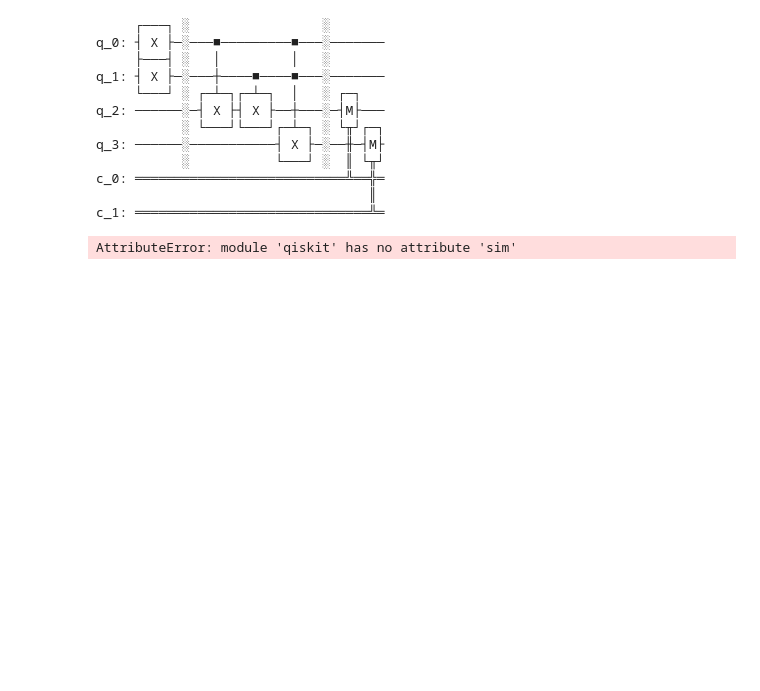
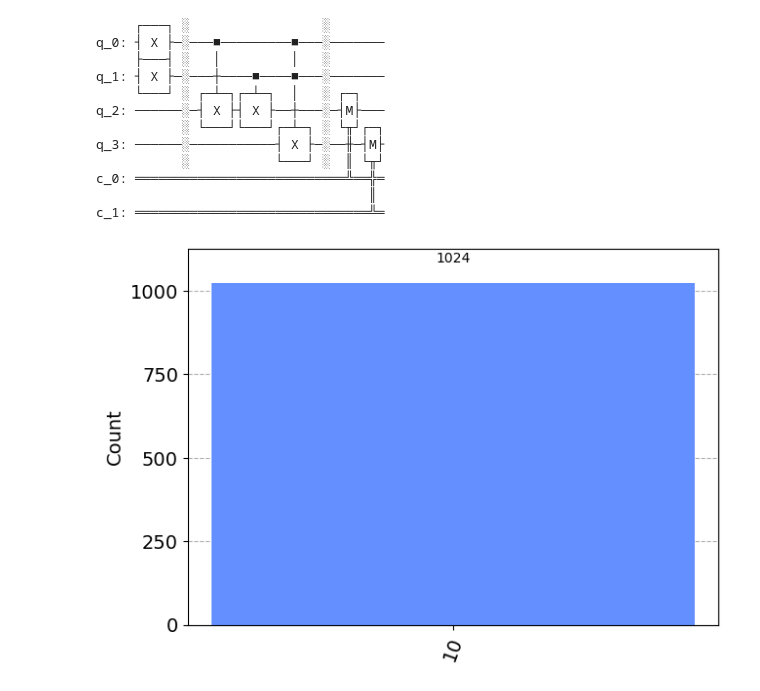
Before and after one commit to shanemcdonagh/emergingtechnologies, a Jupyter notebook: content/notebooks/04-quantum-computing.ipynb, the cells around one changed output. Drawn from its saved outputs; the diff is of its cells as text; code cells hidden in the pictures; blank space fills up the shorter version.

```diff
--- a/content/notebooks/04-quantum-computing.ipynb
+++ b/content/notebooks/04-quantum-computing.ipynb
@@ -183,11 +183,12 @@ c_0: ═════════════════════════
                                    ║
 c_1: ══════════════════════════════╩═
 # %%
+sim = qiskit.Aer.get_backend('aer_simulator')
 qobj =qiskit.assemble(qc_ha)
 counts = sim.run(qobj).result().get_counts()
-qiskit.plot_histogram(counts)
+viz.plot_histogram(counts)
 # %% [output]
-AttributeError: module 'qiskit' has no attribute 'sim'
+[figure, added]
 # %%
 import qiskit.tools.jupyter
 %qiskit_version_table
```
Also changed, not shown: parts of 12 cells of this notebook, 1 other file.
